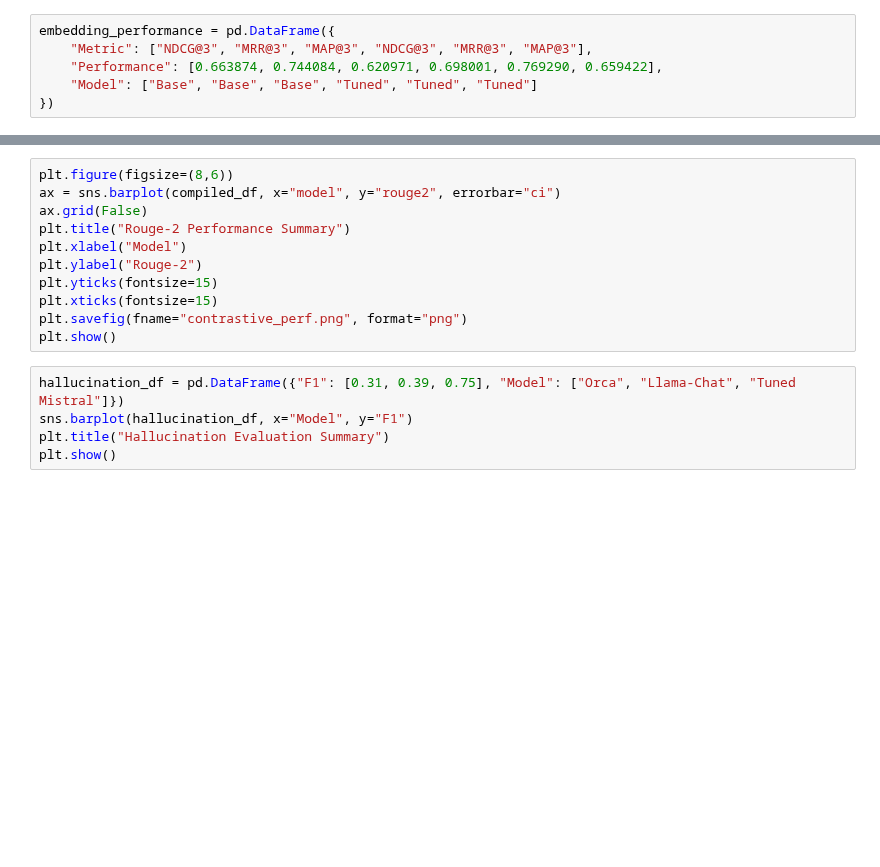
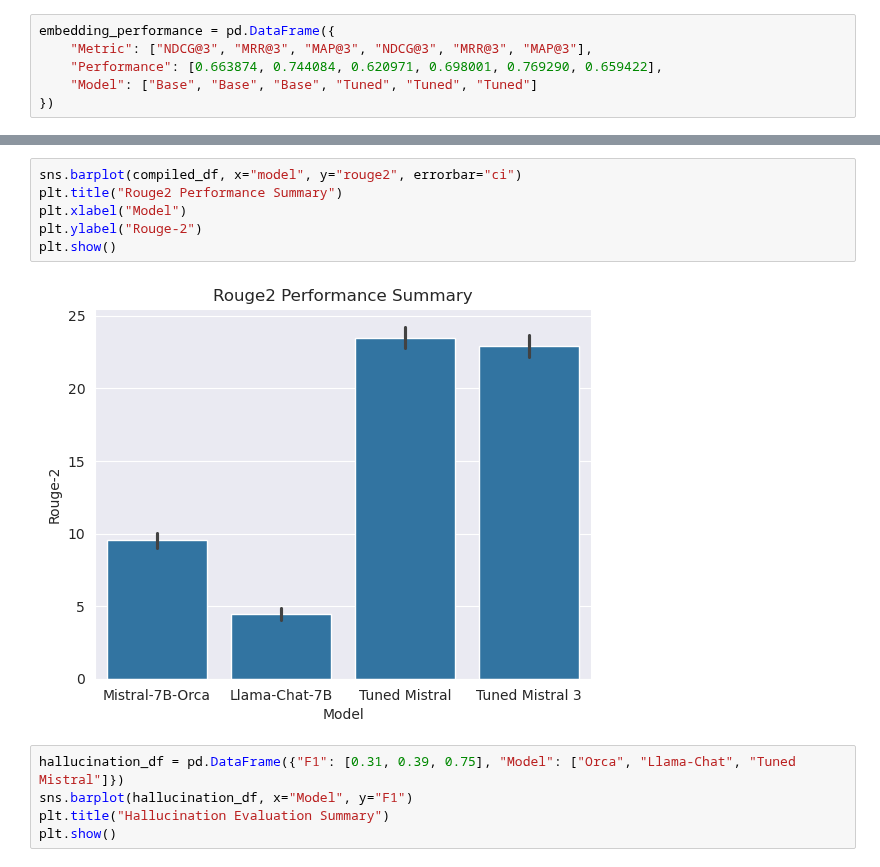
Before and after one commit to yw4401/FinBot, a Jupyter notebook: notebooks/examine_finetuning.ipynb, the cells around one changed output, grey strips where cells are left out. Drawn from its saved outputs; the diff is of its cells as text; blank space fills up the shorter version.

```diff
--- a/notebooks/examine_finetuning.ipynb
+++ b/notebooks/examine_finetuning.ipynb
@@ -46,14 +49,11 @@ compiled_df.head()
 # %%
-plt.figure(figsize=(8,6))
-ax = sns.barplot(compiled_df, x="model", y="rouge2", errorbar="ci")
-ax.grid(False)
-plt.title("Rouge-2 Performance Summary")
+sns.barplot(compiled_df, x="model", y="rouge2", errorbar="ci")
+plt.title("Rouge2 Performance Summary")
 plt.xlabel("Model")
 plt.ylabel("Rouge-2")
-plt.yticks(fontsize=15)
-plt.xticks(fontsize=15)
-plt.savefig(fname="contrastive_perf.png", format="png")
 plt.show()
+# %% [output]
+[figure, added]
 # %%
 hallucination_df = pd.DataFrame({"F1": [0.31, 0.39, 0.75], "Model": ["Orca", "Llama-Chat", "Tuned Mistral"]})
 sns.barplot(hallucination_df, x="Model", y="F1")
```
Also changed, not shown: parts of 3 cells of this notebook, 4 other files.
